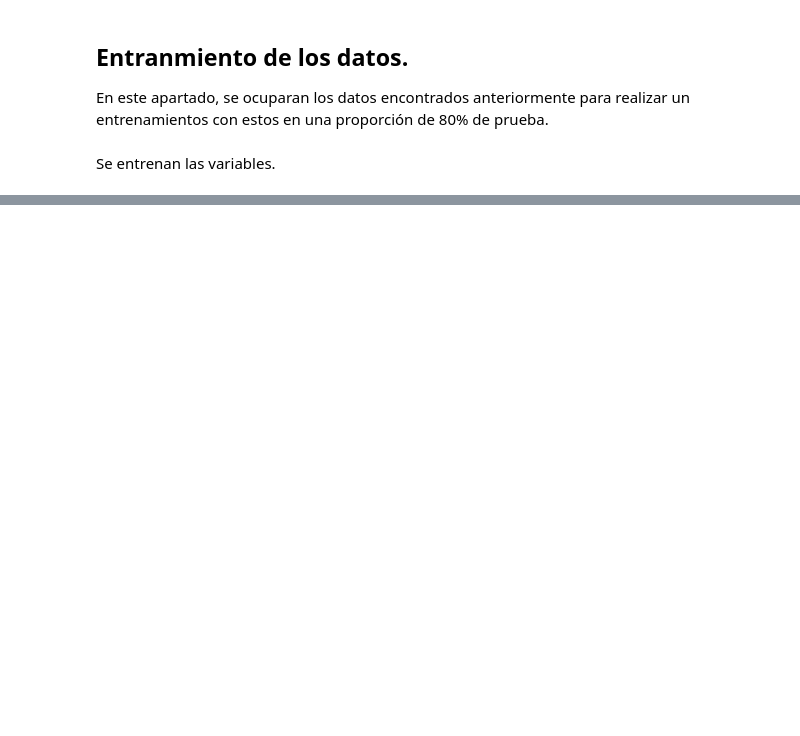
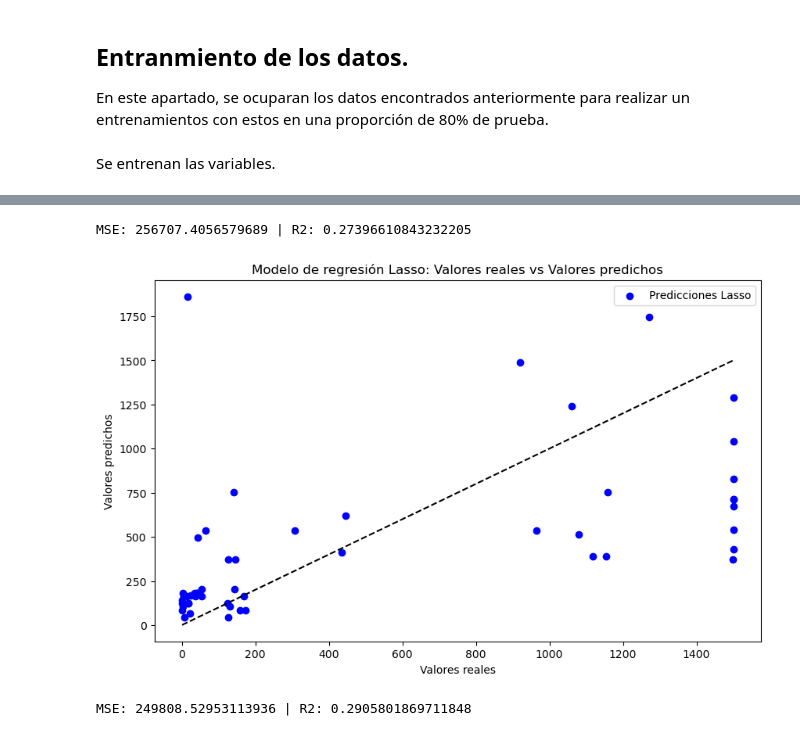
Before and after one commit to Pancho-UwU/data-ciencia-, a Jupyter notebook: Taller_1.ipynb, the cells around one changed output, grey strips where cells are left out. Saved outputs shown, nothing was run; the diff lists cells and outputs as text; code cells hidden in the pictures; blank space fills up the shorter version.

```diff
--- a/Taller_1.ipynb
+++ b/Taller_1.ipynb
@@ -595,0 +543,34 @@ El valor del mse es:108.89882242952405 y el valor del r^2 es de: 0.0124716626222
+# %%
+normalizer = StandardScaler().fit(val_x, val_y)
+
+x_train_morm = normalizer.fit_transform(x_Train)
+x_test_norm = normalizer.transform(x_Test)
+# %%
+Modelo_Lasso = Lasso().fit(x_train_morm, y_Train)
+y_pred_lasso = Modelo_Lasso.predict(x_test_norm)
+mse_lasso = mean_squared_error(y_Test, y_predic_test)
+r2_lasso = r2_score(y_Test, y_pred_lasso)
+print(f"MSE: {mse_lasso} | R2: {r2_lasso}")
+# %% [output]
+MSE: 256707.4056579689 | R2: 0.27396610843232205
+# %%
+
+plt.figure(figsize=(10, 6))
+plt.scatter(y_Test, y_pred_lasso, color='blue', label='Predicciones Lasso')
+plt.plot([min(y_Test), max(y_Test)], [min(y_Test), max(y_Test)], color='black', linestyle='--') # Línea de referencia
+plt.xlabel('Valores reales')
+plt.ylabel('Valores predichos')
+plt.title('Modelo de regresión Lasso: Valores reales vs Valores predichos')
+plt.legend()
+plt.show()
+# %% [output]
+[figure, added]
+# %%
+# Con la regresión Ridge, vemos esta vez un pequeño decremento del rendimiento, pero sigue sin ser mejor.
+modelo_Ridge = Ridge().fit(x_train_morm, y_Train)
+y_pred_ridge = modelo_Ridge.predict(x_test_norm)
+mse_ridge = mean_squared_error(y_Test, y_pred_ridge)
+r2_ridge = r2_score(y_Test, y_pred_ridge)
+print(f"MSE: {mse_ridge} | R2: {r2_ridge}")
+# %% [output]
+MSE: 249808.52953113936 | R2: 0.2905801869711848
```
Also changed, not shown: parts of 42 cells of this notebook.
